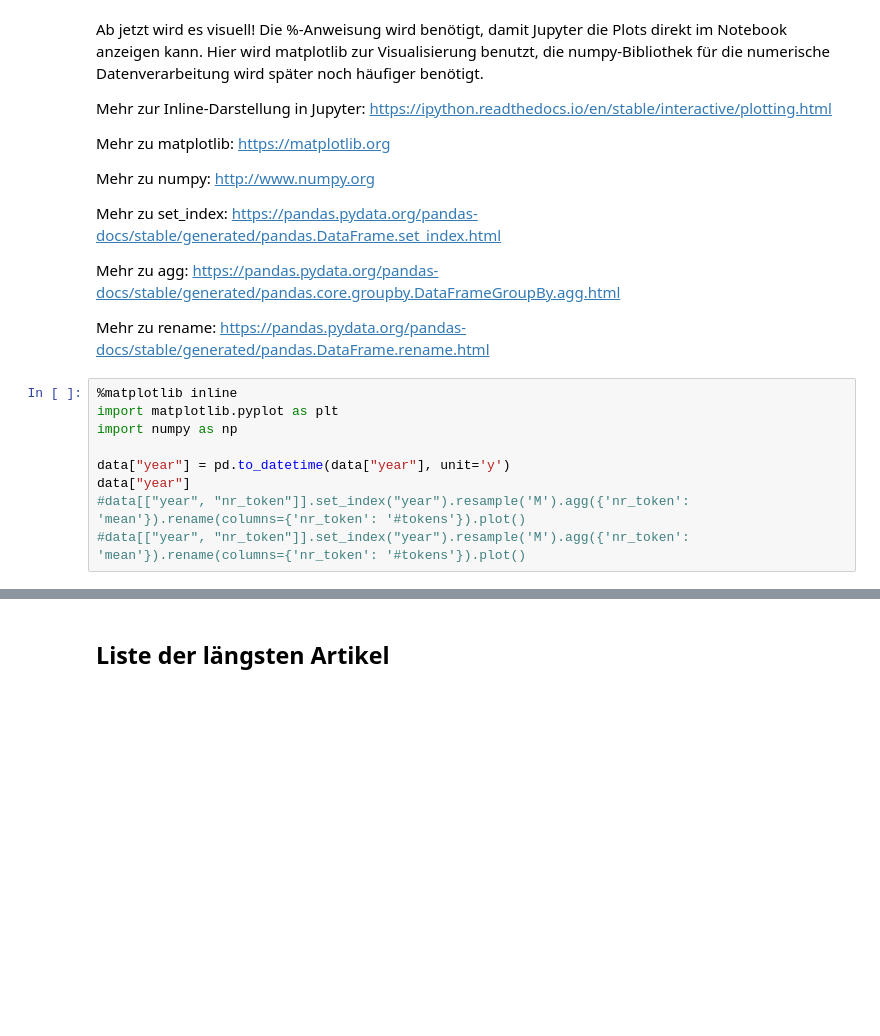
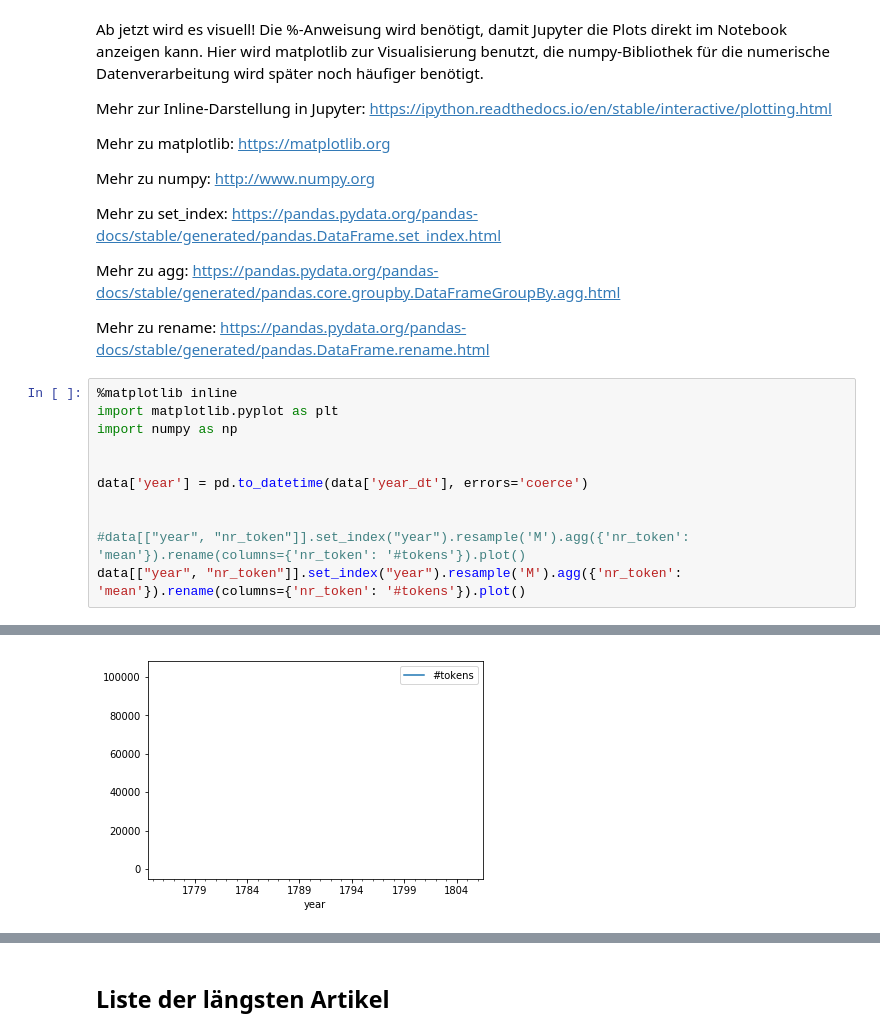
Before and after one commit to robinarthur/5pk, a Jupyter notebook: txt_edit/2_text_preprocess.ipynb, the cells around one changed output, grey strips where cells are left out. Cells and saved outputs as stored; diff of their text form; blank space fills up the shorter version.

```diff
--- a/txt_edit/2_text_preprocess.ipynb
+++ b/txt_edit/2_text_preprocess.ipynb
@@ -323,8 +325,10 @@ Mehr zu rename: https://pandas.pydata.org/pandas-docs/stable/generated/pandas.Da
 import matplotlib.pyplot as plt
 import numpy as np
 
-data["year"] = pd.to_datetime(data["year"], unit='y')
-data["year"]
+
+data['year'] = pd.to_datetime(data['year_dt'], errors='coerce')
+
+
 #data[["year", "nr_token"]].set_index("year").resample('M').agg({'nr_token': 'mean'}).rename(columns={'nr_token': '#tokens'}).plot()
-#data[["year", "nr_token"]].set_index("year").resample('M').agg({'nr_token': 'mean'}).rename(columns={'nr_token': '#tokens'}).plot()
+data[["year", "nr_token"]].set_index("year").resample('M').agg({'nr_token': 'mean'}).rename(columns={'nr_token': '#tokens'}).plot()
 # %% [output]
@@ -348,3 +336,4 @@ Name: year, dtype: datetime64[ns]
+[figure, added]
 # %%
 data
 # %% [output]
```
Also changed, not shown: parts of 6 cells of this notebook, 3 other files.
